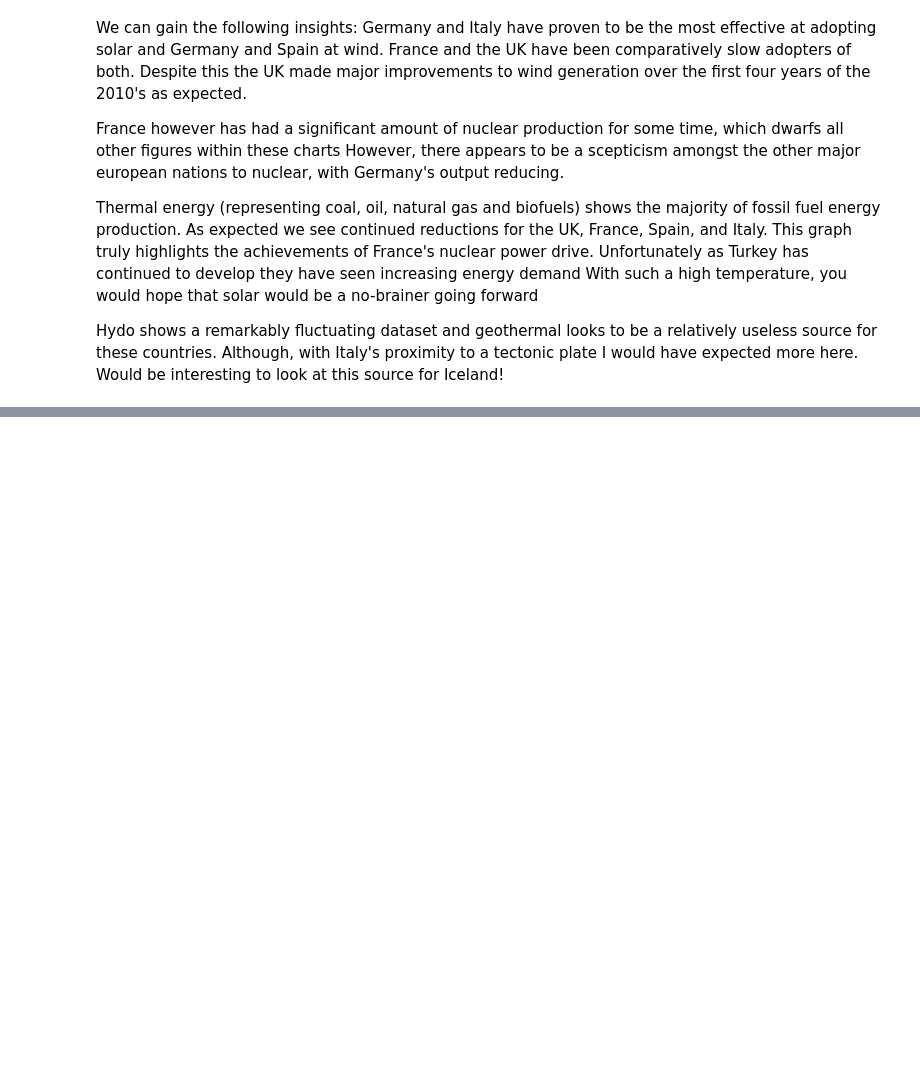
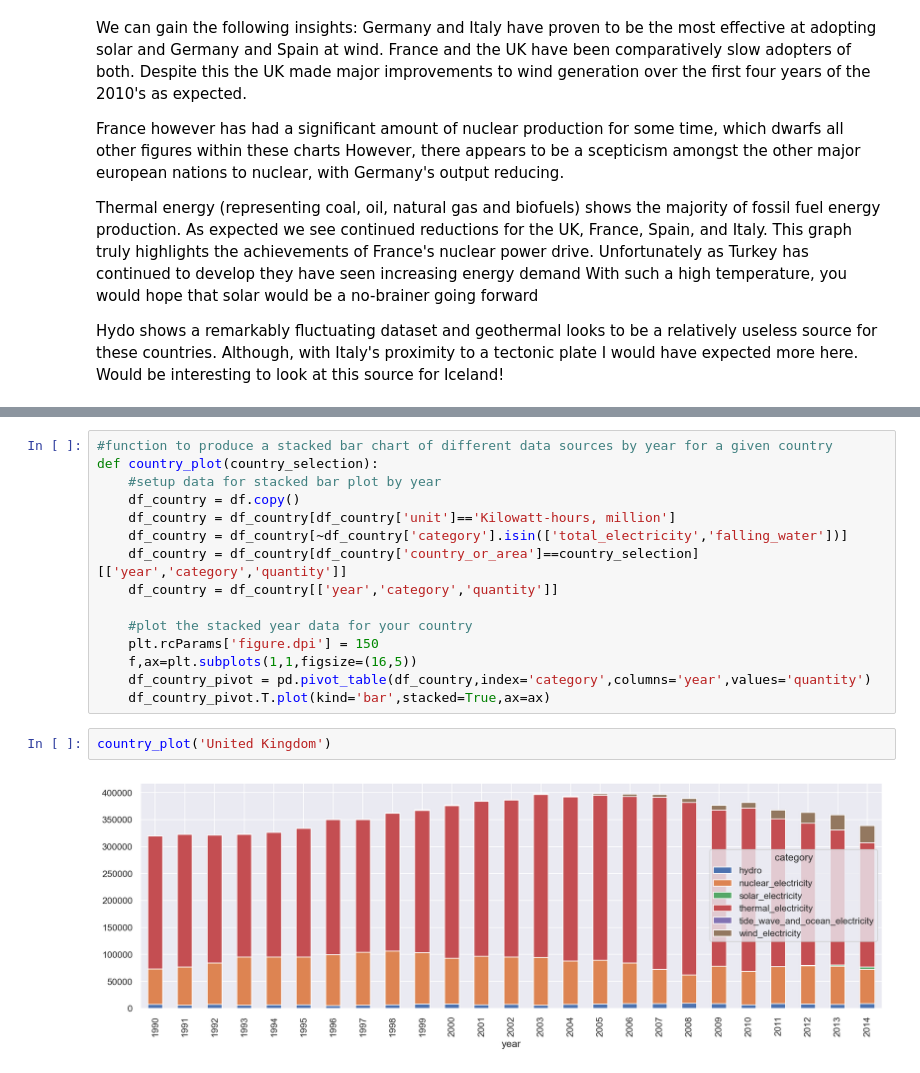
Before and after one commit to See-You-Data/UNInternationalEnergyData, a Jupyter notebook: dan_exploratory_analysis.ipynb, the cells around one changed output, grey strips where cells are left out. Saved outputs shown, nothing was run; the diff lists cells and outputs as text; blank space fills up the shorter version.

```diff
--- a/dan_exploratory_analysis.ipynb
+++ b/dan_exploratory_analysis.ipynb
@@ -311,0 +335,19 @@ sns.lineplot(x=df_eu_total['year'],y=df_eu_total['quantity'],hue=df_eu_total['co
+# %%
+#function to produce a stacked bar chart of different data sources by year for a given country
+def country_plot(country_selection):
+    #setup data for stacked bar plot by year
+    df_country = df.copy()
+    df_country = df_country[df_country['unit']=='Kilowatt-hours, million']
+    df_country = df_country[~df_country['category'].isin(['total_electricity','falling_water'])]
+    df_country = df_country[df_country['country_or_area']==country_selection][['year','category','quantity']]
+    df_country = df_country[['year','category','quantity']]
+
+    #plot the stacked year data for your country
+    plt.rcParams['figure.dpi'] = 150
+    f,ax=plt.subplots(1,1,figsize=(16,5))
+    df_country_pivot = pd.pivot_table(df_country,index='category',columns='year',values='quantity')
+    df_country_pivot.T.plot(kind='bar',stacked=True,ax=ax)
+# %%
+country_plot('United Kingdom')
+# %% [output]
+[figure, added]
```
Also changed, not shown: parts of 4 cells of this notebook.
